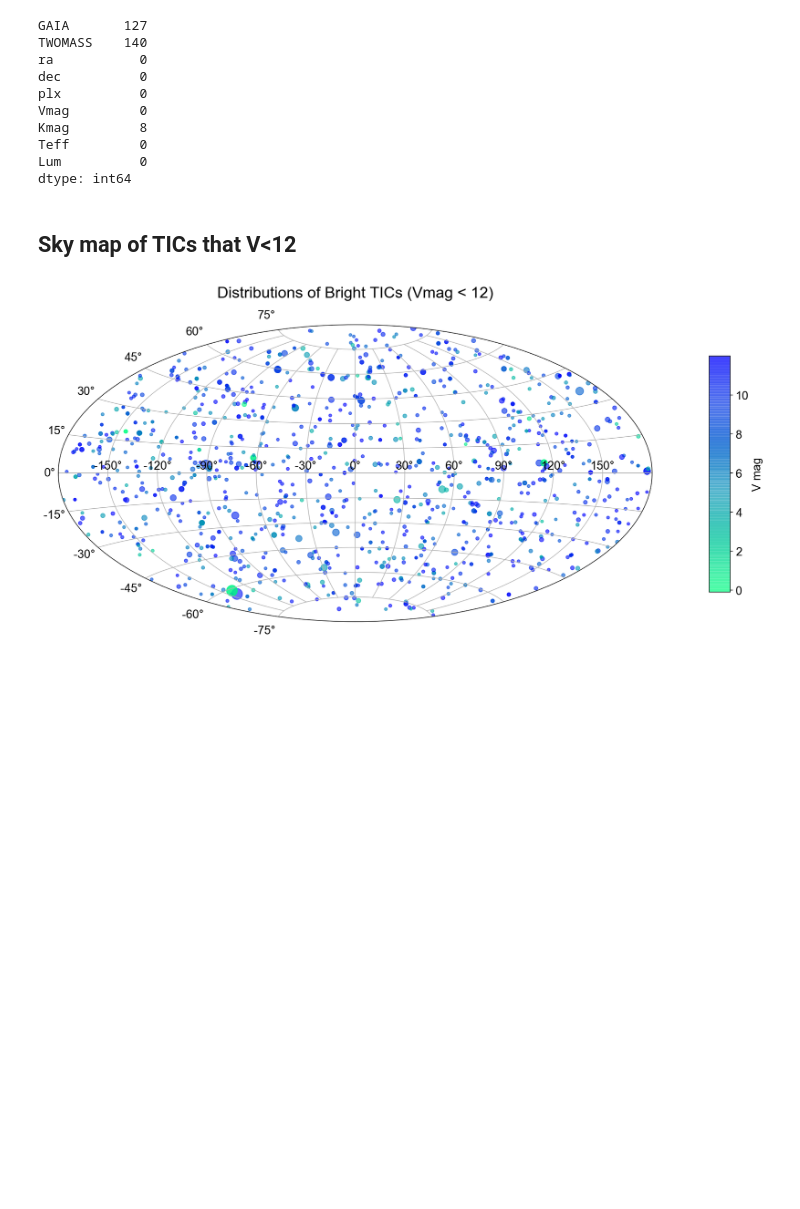
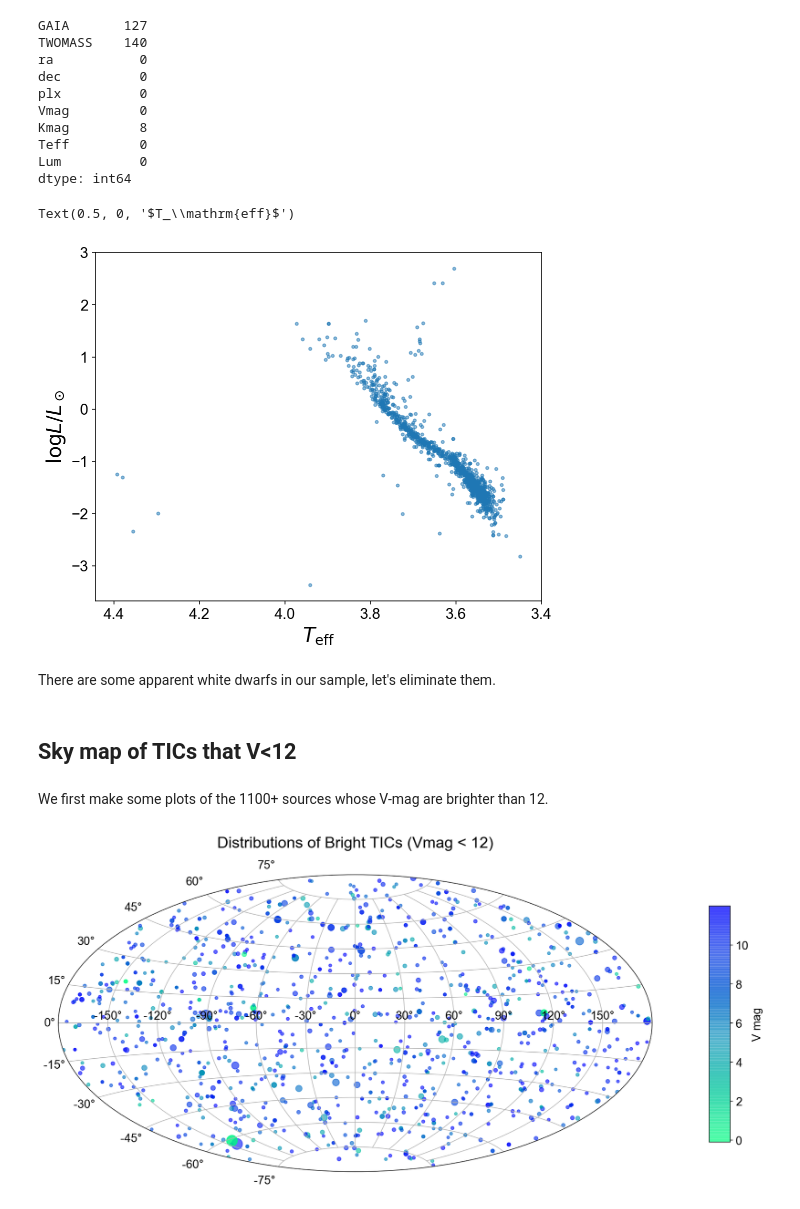
Before and after one commit to TienWang/TESS_HZ, a Jupyter notebook: TESS_HZ_plots.ipynb, the cells around one changed output. Saved outputs shown, nothing was run; the diff lists cells and outputs as text; code cells hidden in the pictures; blank space fills up the shorter version.

```diff
--- a/TESS_HZ_plots.ipynb
+++ b/TESS_HZ_plots.ipynb
@@ -48,6 +53,17 @@ Kmag         8
 Teff         0
 Lum          0
 dtype: int64
+# %%
+fig,axs = plt.subplots(figsize=(8,6.4))
+axs.scatter(np.log10(tic.Teff),np.log10(tic.Lum),marker='.',alpha=0.5)
+axs.invert_xaxis()
+axs.set_ylabel('$\log L/L_\odot$',fontsize=20)
+axs.set_xlabel('$T_\mathrm{eff}$',fontsize=20)
+# %% [output]
+Text(0.5, 0, '$T_\\mathrm{eff}$')
+[figure, added]
+# %% [markdown]
+There are some apparent white dwarfs in our sample, let's eliminate them.
 # %%
 m = np.log10(tic.Teff)>3.9
 m &= (np.log10(tic.Lum))<-1
@@ -60,3 +74,5 @@ fig.add_subplot?
+# %% [markdown]
+We first make some plots of the 1100+ sources whose V-mag are brighter than 12.
 # %%
 from astropy import units as u
 from astropy.coordinates import SkyCoord
```
Also changed, not shown: parts of 13 cells of this notebook.
